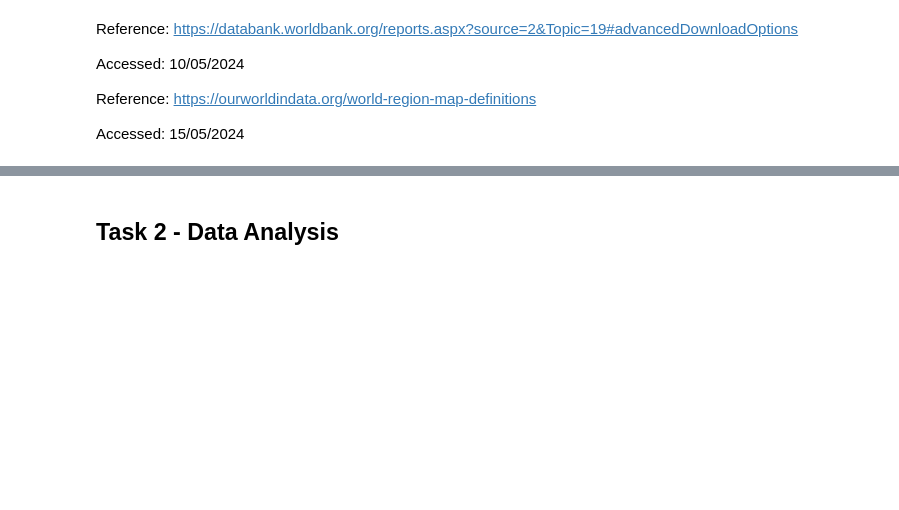
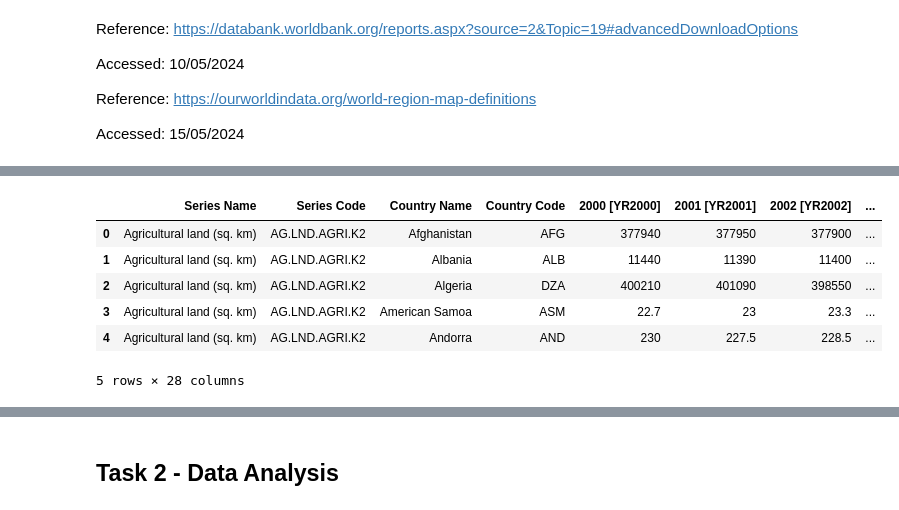
Before and after one commit to daemonchild/cardiffmet-dat4004-data-science-fundamentals, a Jupyter notebook: jupyter-notebook/WorldBankData.ipynb, the cells around one changed output, grey strips where cells are left out. Cells and saved outputs as stored; diff of their text form; code cells hidden in the pictures; blank space fills up the shorter version.

```diff
--- a/jupyter-notebook/WorldBankData.ipynb
+++ b/jupyter-notebook/WorldBankData.ipynb
@@ -57,0 +117,14 @@ countries[['Entity','World Region according to the World Bank']].groupby(['World
+# %%
+# To fetch via a URL, use varible: utils.dev_indic_csv_url
+
+# Load Data Set
+devindic_df = pd.read_csv('../datasets/wbank_dev_indicators/38b7cb7a-172f-4be9-a48d-34d89fca9fc9_Data.csv')
+devindic_df.head()
+# %% [output]
+|  | Series Name | Series Code | Country Name | Country Code | 2000 [YR2000] | 2001 [YR2001] | 2002 [YR2002] | ... |
+| 0 | Agricultural land (sq. km) | AG.LND.AGRI.K2 | Afghanistan | AFG | 377940 | 377950 | 377900 | ... |
+| 1 | Agricultural land (sq. km) | AG.LND.AGRI.K2 | Albania | ALB | 11440 | 11390 | 11400 | ... |
+| 2 | Agricultural land (sq. km) | AG.LND.AGRI.K2 | Algeria | DZA | 400210 | 401090 | 398550 | ... |
+| 3 | Agricultural land (sq. km) | AG.LND.AGRI.K2 | American Samoa | ASM | 22.7 | 23 | 23.3 | ... |
+| 4 | Agricultural land (sq. km) | AG.LND.AGRI.K2 | Andorra | AND | 230 | 227.5 | 228.5 | ... |
+5 rows × 28 columns
```
Also changed, not shown: parts of 18 cells of this notebook, 1 other file.
